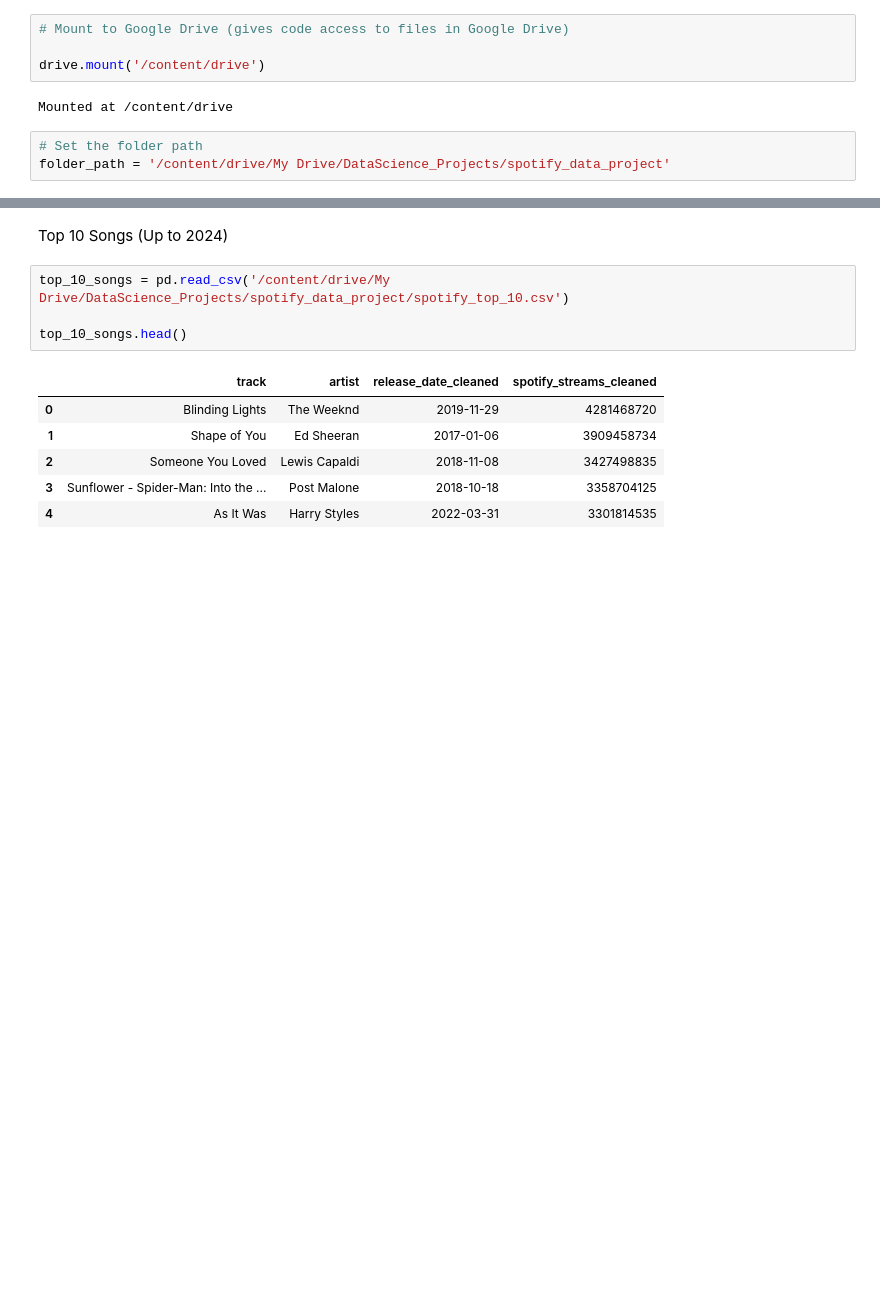
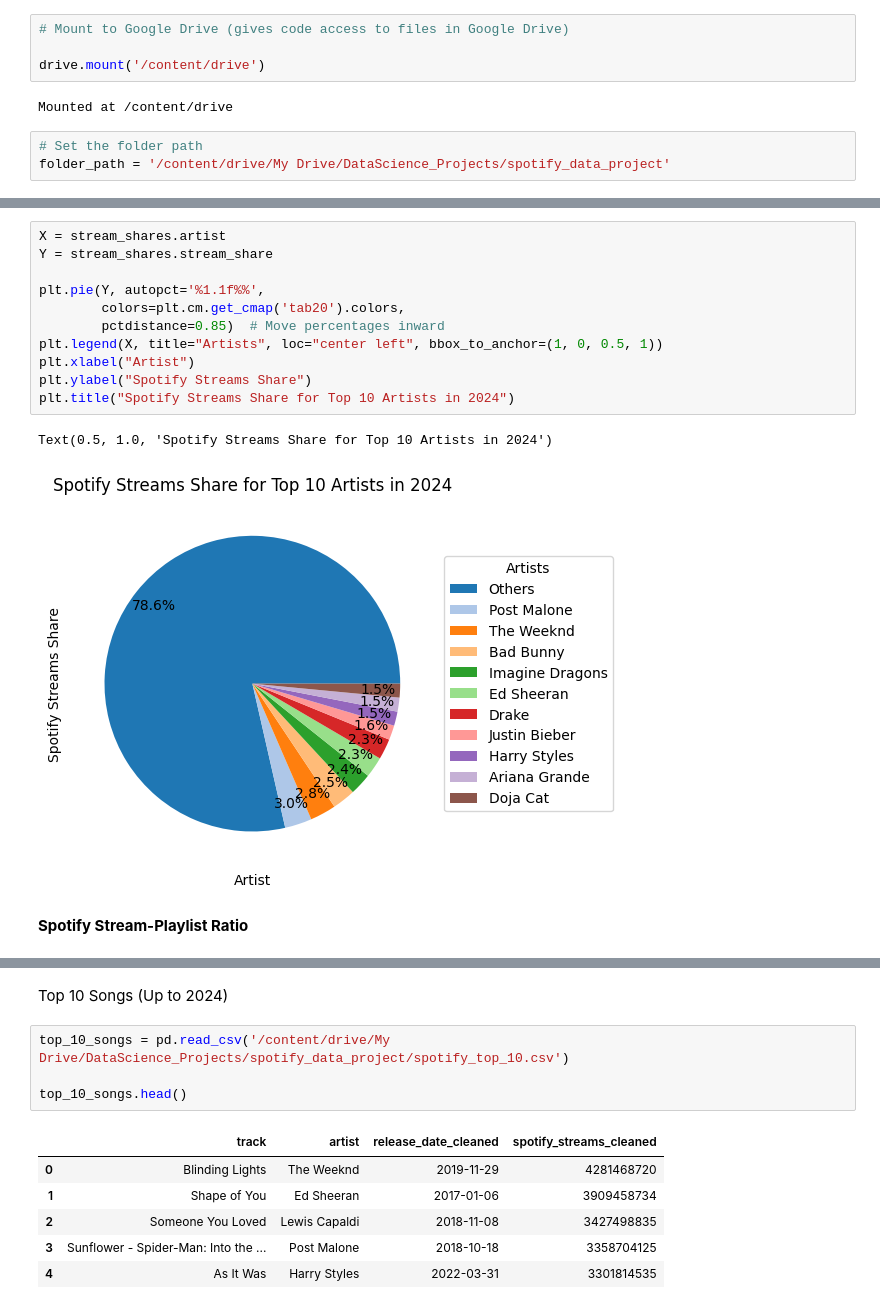
Before and after one commit to gleangphibul/Spotify_Data_Analysis, a Jupyter notebook: spotify_data_project.ipynb, the cells around one changed output, grey strips where cells are left out. Saved outputs shown, nothing was run; the diff lists cells and outputs as text; blank space fills up the shorter version.

```diff
--- a/spotify_data_project.ipynb
+++ b/spotify_data_project.ipynb
@@ -39,0 +218,16 @@ folder_path = '/content/drive/My Drive/DataScience_Projects/spotify_data_project
+# %%
+X = stream_shares.artist
+Y = stream_shares.stream_share
+
+plt.pie(Y, autopct='%1.1f%%',
+        colors=plt.cm.get_cmap('tab20').colors,
+        pctdistance=0.85)  # Move percentages inward
+plt.legend(X, title="Artists", loc="center left", bbox_to_anchor=(1, 0, 0.5, 1))
+plt.xlabel("Artist")
+plt.ylabel("Spotify Streams Share")
+plt.title("Spotify Streams Share for Top 10 Artists in 2024")
+# %% [output]
+Text(0.5, 1.0, 'Spotify Streams Share for Top 10 Artists in 2024')
+[figure, added]
+# %% [markdown]
+**Spotify Stream-Playlist Ratio**
```
Also changed, not shown: parts of 40 cells of this notebook.
